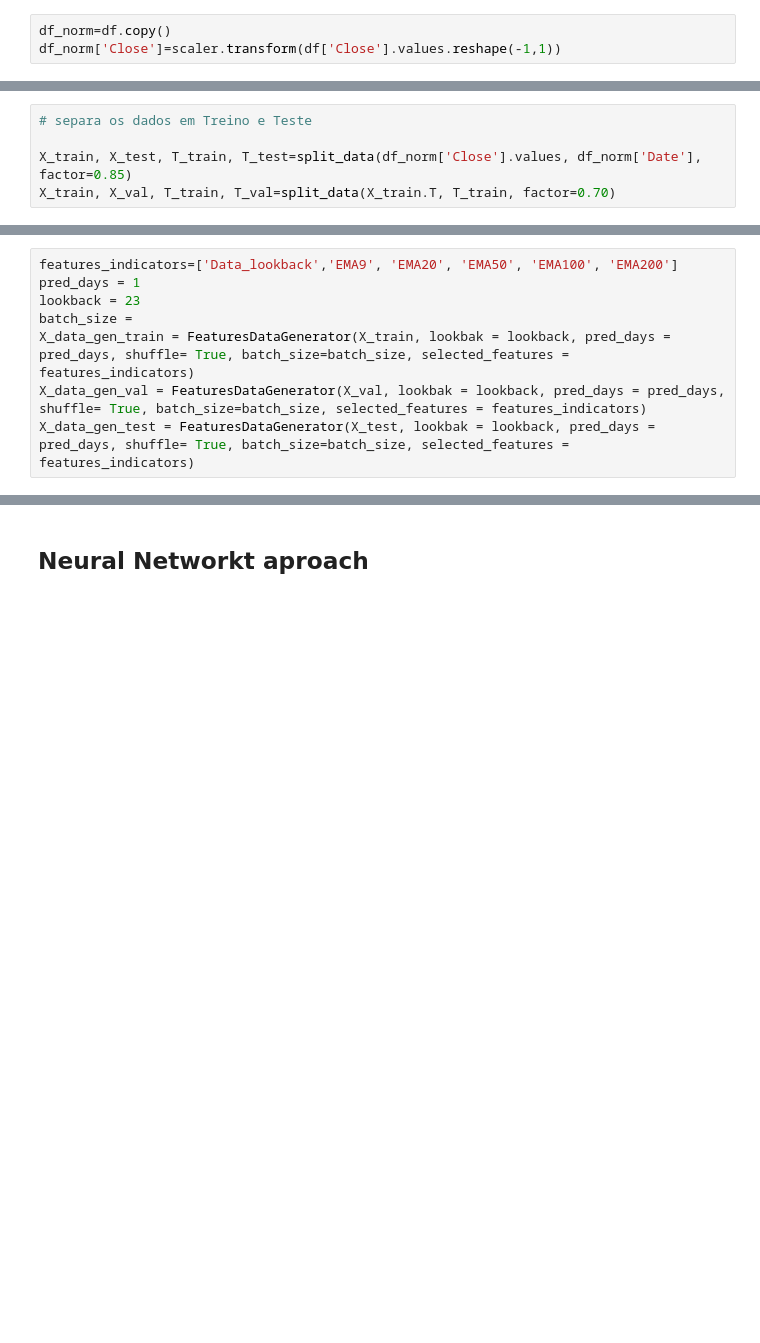
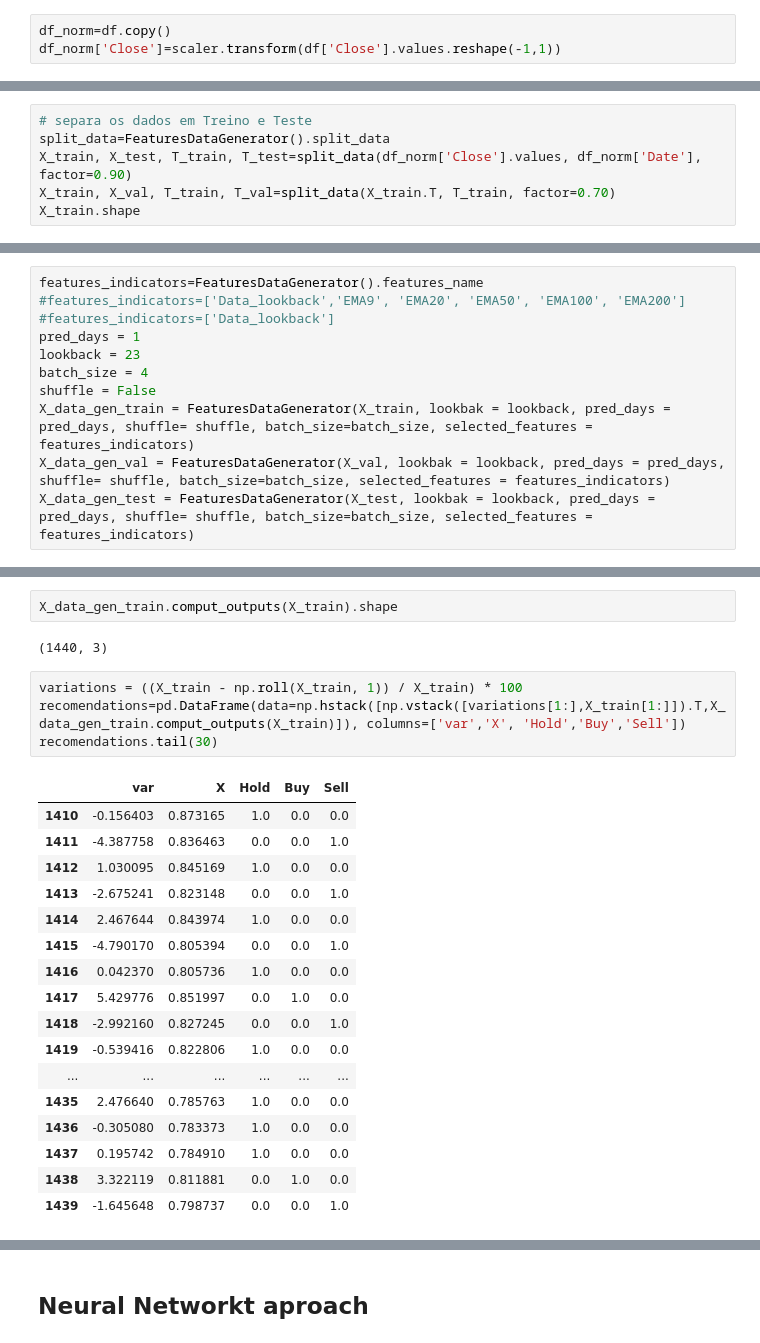
Before and after one commit to brunoodutra/Time_Series_Forecast, a Jupyter notebook: acoes/stock_classification.ipynb, the cells around one changed output, grey strips where cells are left out. Drawn from its saved outputs; the diff is of its cells as text; blank space fills up the shorter version.

```diff
--- a/acoes/stock_classification.ipynb
+++ b/acoes/stock_classification.ipynb
@@ -369,5 +743,6 @@ df_norm['Close']=scaler.transform(df['Close'].values.reshape(-1,1))
 # %%
 # separa os dados em Treino e Teste
-
-X_train, X_test, T_train, T_test=split_data(df_norm['Close'].values, df_norm['Date'], factor=0.85)
+split_data=FeaturesDataGenerator().split_data
+X_train, X_test, T_train, T_test=split_data(df_norm['Close'].values, df_norm['Date'], factor=0.90)
 X_train, X_val, T_train, T_val=split_data(X_train.T, T_train, factor=0.70)
+X_train.shape
@@ -733,8 +752,11 @@ invalid value encountered in divide
 # %%
-features_indicators=['Data_lookback','EMA9', 'EMA20', 'EMA50', 'EMA100', 'EMA200']
+features_indicators=FeaturesDataGenerator().features_name
+#features_indicators=['Data_lookback','EMA9', 'EMA20', 'EMA50', 'EMA100', 'EMA200']
+#features_indicators=['Data_lookback']
 pred_days = 1
 lookback = 23
-batch_size =
-X_data_gen_train = FeaturesDataGenerator(X_train, lookbak = lookback, pred_days = pred_days, shuffle= True, batch_size=batch_size, selected_features = features_indicators)
-X_data_gen_val = FeaturesDataGenerator(X_val, lookbak = lookback, pred_days = pred_days, shuffle= True, batch_size=batch_size, selected_features = features_indicators)
-X_data_gen_test = FeaturesDataGenerator(X_test, lookbak = lookback, pred_days = pred_days, shuffle= True, batch_size=batch_size, selected_features = features_indicators)
+batch_size = 4
+shuffle = False
+X_data_gen_train = FeaturesDataGenerator(X_train, lookbak = lookback, pred_days = pred_days, shuffle= shuffle, batch_size=batch_size, selected_features = features_indicators)
+X_data_gen_val = FeaturesDataGenerator(X_val, lookbak = lookback, pred_days = pred_days, shuffle= shuffle, batch_size=batch_size, selected_features = features_indicators)
+X_data_gen_test = FeaturesDataGenerator(X_test, lookbak = lookback, pred_days = pred_days, shuffle= shuffle, batch_size=batch_size, selected_features = features_indicators)
@@ -740,0 +781,26 @@ X_data_gen_test = FeaturesDataGenerator(X_test, lookbak = lookback, pred_days =
+# %%
+X_data_gen_train.comput_outputs(X_train).shape
+# %% [output]
+(1440, 3)
+# %%
+variations = ((X_train - np.roll(X_train, 1)) / X_train) * 100
+recomendations=pd.DataFrame(data=np.hstack([np.vstack([variations[1:],X_train[1:]]).T,X_data_gen_train.comput_outputs(X_train)]), columns=['var','X', 'Hold','Buy','Sell'])
+recomendations.tail(30)
+# %% [output]
+|  | var | X | Hold | Buy | Sell |
+| 1410 | -0.156403 | 0.873165 | 1.0 | 0.0 | 0.0 |
+| 1411 | -4.387758 | 0.836463 | 0.0 | 0.0 | 1.0 |
+| 1412 | 1.030095 | 0.845169 | 1.0 | 0.0 | 0.0 |
+| 1413 | -2.675241 | 0.823148 | 0.0 | 0.0 | 1.0 |
+| 1414 | 2.467644 | 0.843974 | 1.0 | 0.0 | 0.0 |
+| 1415 | -4.790170 | 0.805394 | 0.0 | 0.0 | 1.0 |
+| 1416 | 0.042370 | 0.805736 | 1.0 | 0.0 | 0.0 |
+| 1417 | 5.429776 | 0.851997 | 0.0 | 1.0 | 0.0 |
+| 1418 | -2.992160 | 0.827245 | 0.0 | 0.0 | 1.0 |
+| 1419 | -0.539416 | 0.822806 | 1.0 | 0.0 | 0.0 |
+| ... | ... | ... | ... | ... | ... |
+| 1435 | 2.476640 | 0.785763 | 1.0 | 0.0 | 0.0 |
+| 1436 | -0.305080 | 0.783373 | 1.0 | 0.0 | 0.0 |
+| 1437 | 0.195742 | 0.784910 | 1.0 | 0.0 | 0.0 |
+| 1438 | 3.322119 | 0.811881 | 0.0 | 1.0 | 0.0 |
+| 1439 | -1.645648 | 0.798737 | 0.0 | 0.0 | 1.0 |
```
Also changed, not shown: parts of 28 cells of this notebook.
